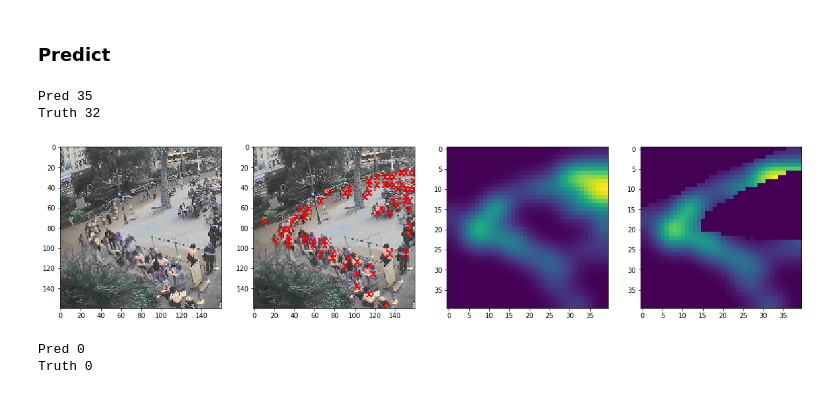
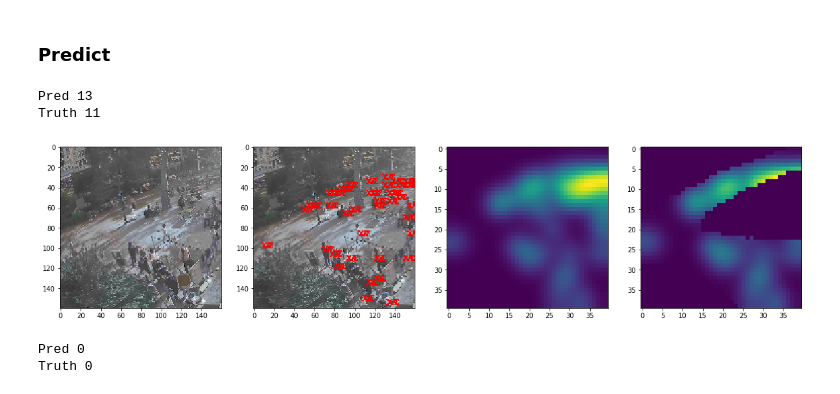
Before and after one commit to philkim72/DeepShack, a Jupyter notebook: train/train.ipynb, the cells around one changed output. Drawn from its saved outputs; the diff is of its cells as text; code cells hidden in the pictures.

```diff
--- a/train/train.ipynb
+++ b/train/train.ipynb
@@ -245,11 +254,11 @@ def predict(i):
   print('Pred', int(round(pred)))
   print('Truth', truth)
 # %%
-predict(1650)
+predict(1630)
 # %% [output]
-Pred 35
-Truth 32
+Pred 13
+Truth 11
-[figure, old version]
+[figure, new version]
 # %%
 predict(100)
 # %% [output]
```
Also changed, not shown: parts of 19 cells of this notebook.
